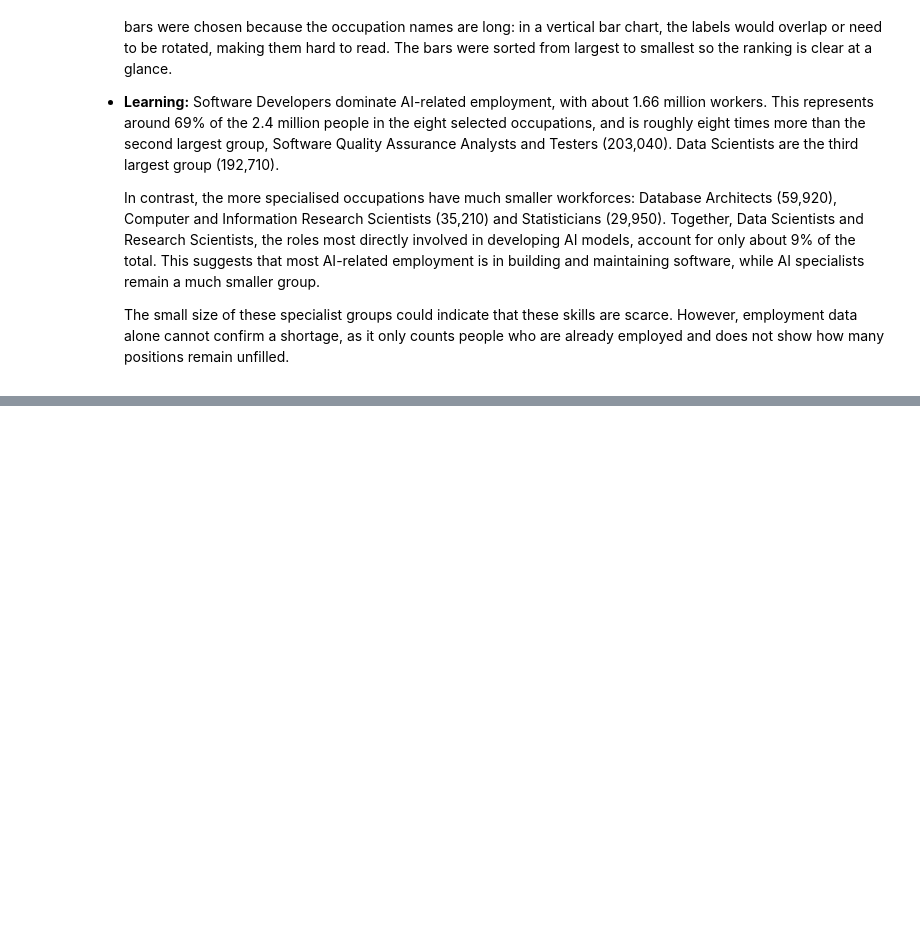
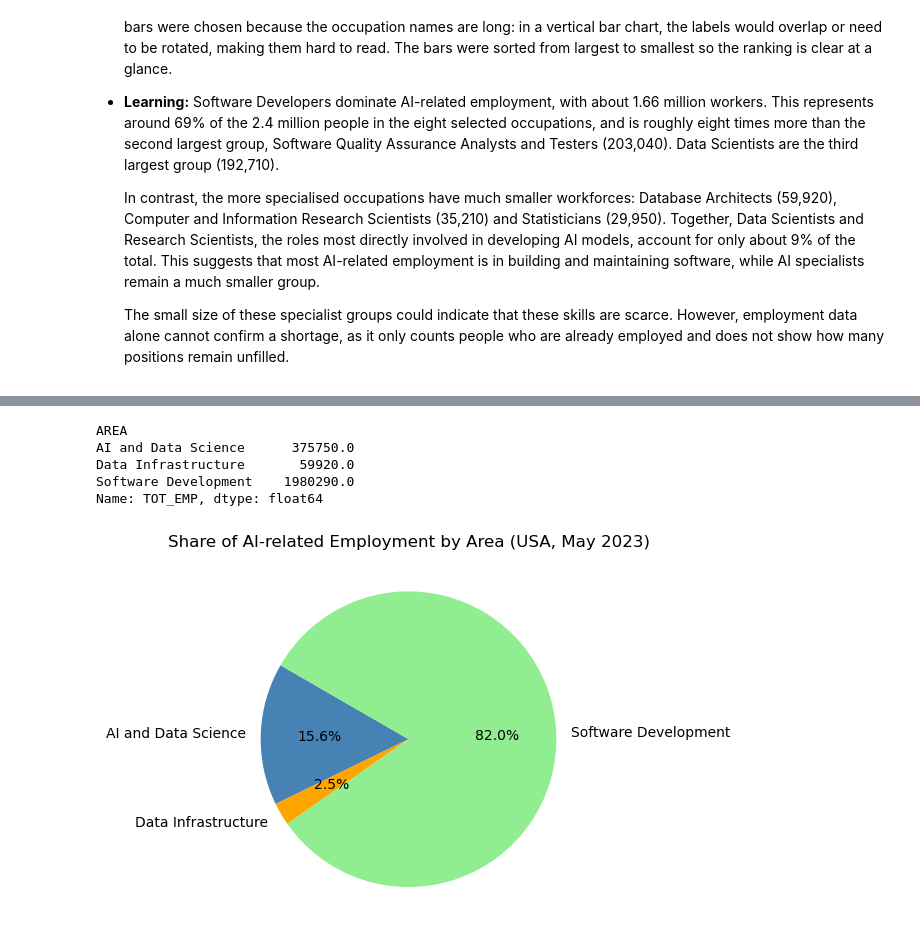
Before and after one commit to 2023357/data-vis-ca1, a Jupyter notebook: CA1_Data_Visualisation.ipynb, the cells around one changed output, grey strips where cells are left out. Drawn from its saved outputs; the diff is of its cells as text; code cells hidden in the pictures; blank space fills up the shorter version.

Commit message:
Add pie chart of AI employment share by area

```diff
--- a/CA1_Data_Visualisation.ipynb
+++ b/CA1_Data_Visualisation.ipynb
@@ -198,7 +198,7 @@ group15[['OCC_CODE', 'OCC_TITLE', 'O_GROUP', 'TOT_EMP', 'A_MEAN']]
 ai_codes = ['15-1252', '15-2051', '15-1221','15-1251','15-1253','15-1243','15-2041','15-2031']
 
 # Keep only the AI-related occupations from the national data
-ai_national = national_df.loc[national_df['OCC_CODE'].isin(ai_codes)]
+ai_national = national_df.loc[national_df['OCC_CODE'].isin(ai_codes)].copy()
 ai_national[['OCC_CODE', 'OCC_TITLE', 'TOT_EMP', 'A_MEAN', 'A_MEDIAN']]
 # %% [output]
 |  | OCC_CODE | OCC_TITLE | TOT_EMP | A_MEAN | A_MEDIAN |
@@ -279,0 +282,14 @@ plt.show()
+# %%
+# Map each occupation code to one of three areas
+area_map = {
+    '15-2051': 'AI and Data Science',
+    '15-1221': 'AI and Data Science',
+    '15-2041': 'AI and Data Science',
+    '15-2031': 'AI and Data Science',
+    '15-1252': 'Software Development',
+    '15-1251': 'Software Development',
+    '15-1253': 'Software Development',
+    '15-1243': 'Data Infrastructure'
+}
+ai_national['AREA'] = ai_national['OCC_CODE'].map(area_map)
+ai_national[['OCC_TITLE', 'AREA']]
@@ -279,0 +306,16 @@ plt.show()
+# %%
+# Total employment in each area
+area_emp = ai_national.groupby("AREA")["TOT_EMP"].sum()
+area_emp
+# %% [output]
+AREA
+AI and Data Science      375750.0
+Data Infrastructure       59920.0
+Software Development    1980290.0
+Name: TOT_EMP, dtype: float64
+# %%
+plt.pie(area_emp, labels=area_emp.index, autopct="%1.1f%%", startangle=150, colors=["steelblue", "orange", "lightgreen"])
+plt.title("Share of AI-related Employment by Area (USA, May 2023)")
+plt.show()
+# %% [output]
+[figure, added]
```
Also changed, not shown: parts of 4 cells of this notebook.
